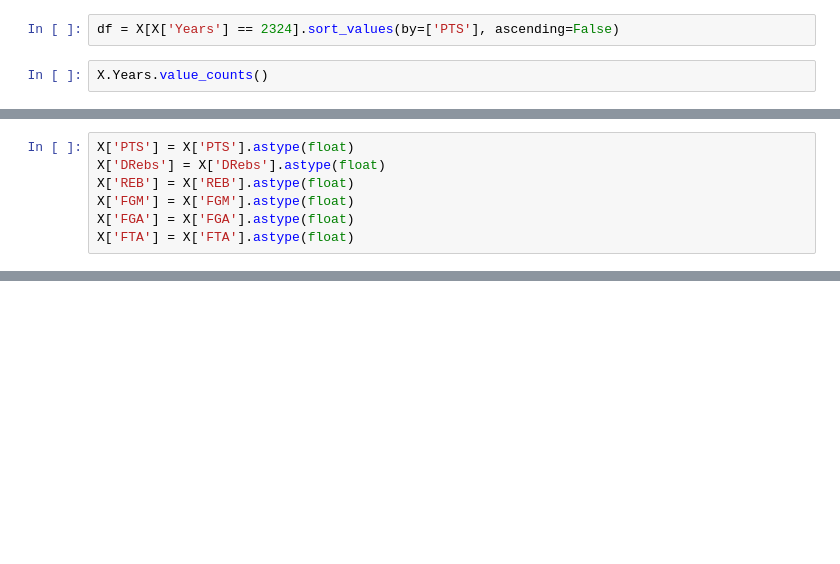
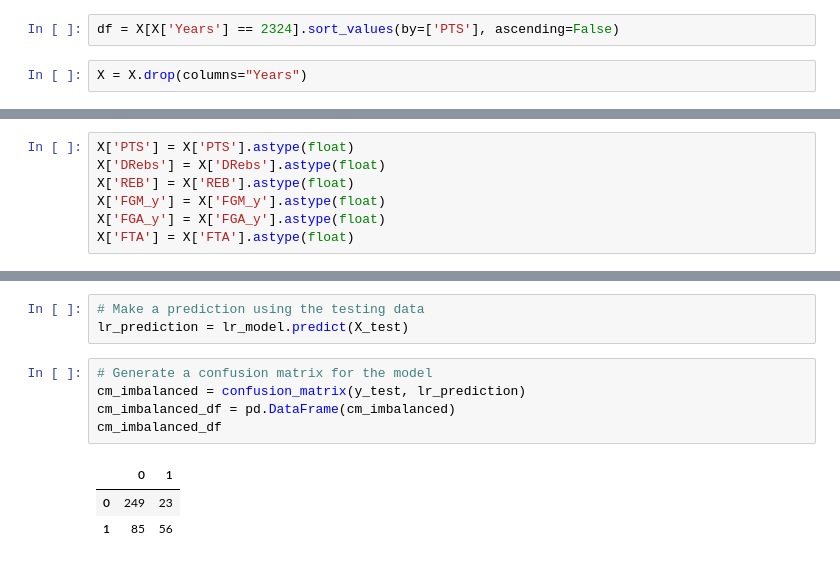
Before and after one commit to Musiholic/NCAA-March-Madness, a Jupyter notebook: learning.ipynb, the cells around one changed output, grey strips where cells are left out. Saved outputs shown, nothing was run; the diff lists cells and outputs as text; blank space fills up the shorter version.

```diff
--- a/learning.ipynb
+++ b/learning.ipynb
@@ -162,4 +89,4 @@ empty_data
 # %%
 df = X[X['Years'] == 2324].sort_values(by=['PTS'], ascending=False)
 # %%
-X.Years.value_counts()
+X = X.drop(columns="Years")
@@ -182,8 +94,8 @@ Name: count, dtype: int64
 X['PTS'] = X['PTS'].astype(float)
 X['DRebs'] = X['DRebs'].astype(float)
 X['REB'] = X['REB'].astype(float)
-X['FGM'] = X['FGM'].astype(float)
-X['FGA'] = X['FGA'].astype(float)
+X['FGM_y'] = X['FGM_y'].astype(float)
+X['FGA_y'] = X['FGA_y'].astype(float)
 X['FTA'] = X['FTA'].astype(float)
 # %%
 X.dtypes
@@ -220,0 +139,12 @@ ValueError: Unknown label type: 'continuous'
+# %%
+# Make a prediction using the testing data
+lr_prediction = lr_model.predict(X_test)
+# %%
+# Generate a confusion matrix for the model
+cm_imbalanced = confusion_matrix(y_test, lr_prediction)
+cm_imbalanced_df = pd.DataFrame(cm_imbalanced)
+cm_imbalanced_df
+# %% [output]
+|  | 0 | 1 |
+| 0 | 249 | 23 |
+| 1 | 85 | 56 |
```
Also changed, not shown: parts of 18 cells of this notebook, 32 other files.
